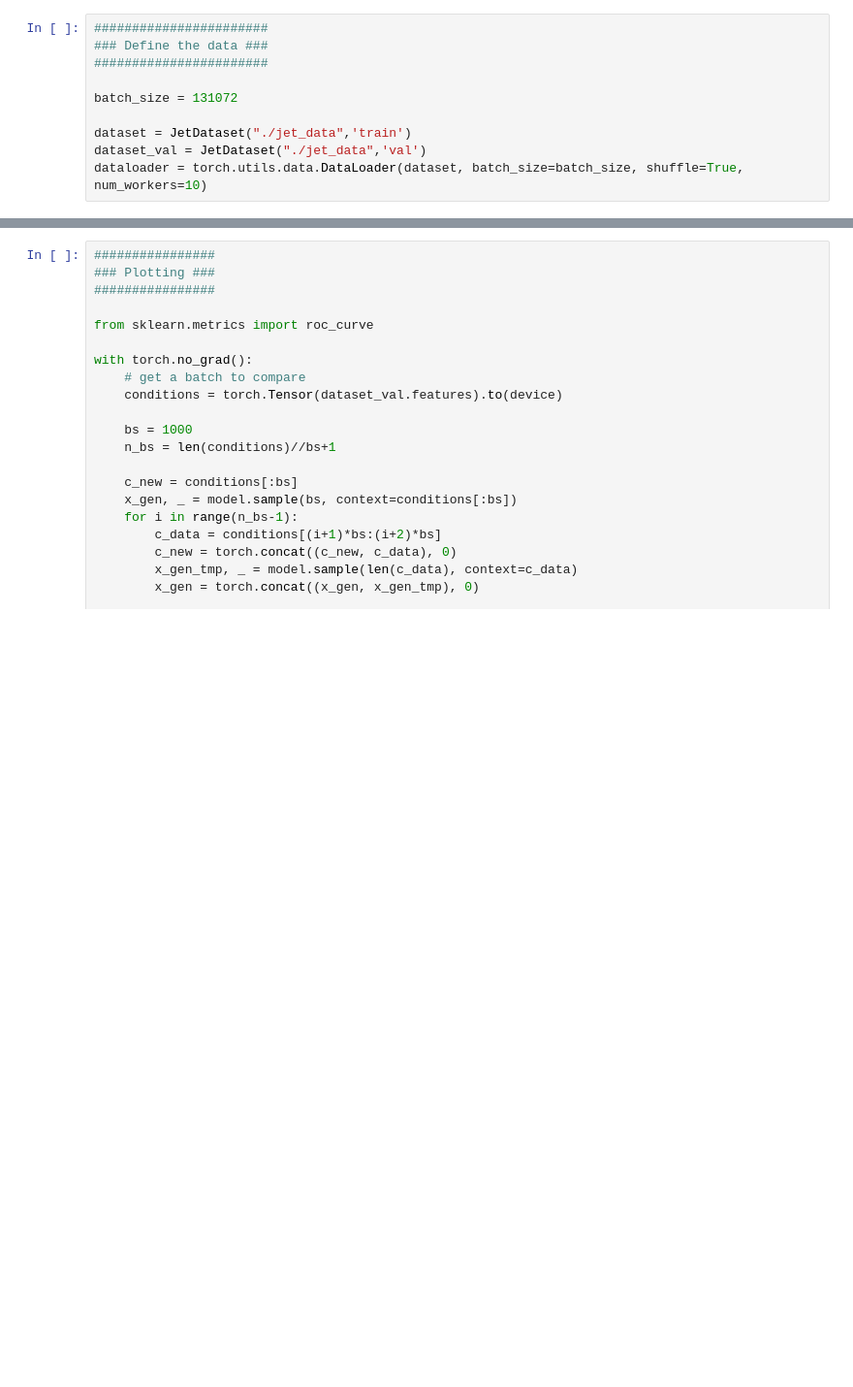
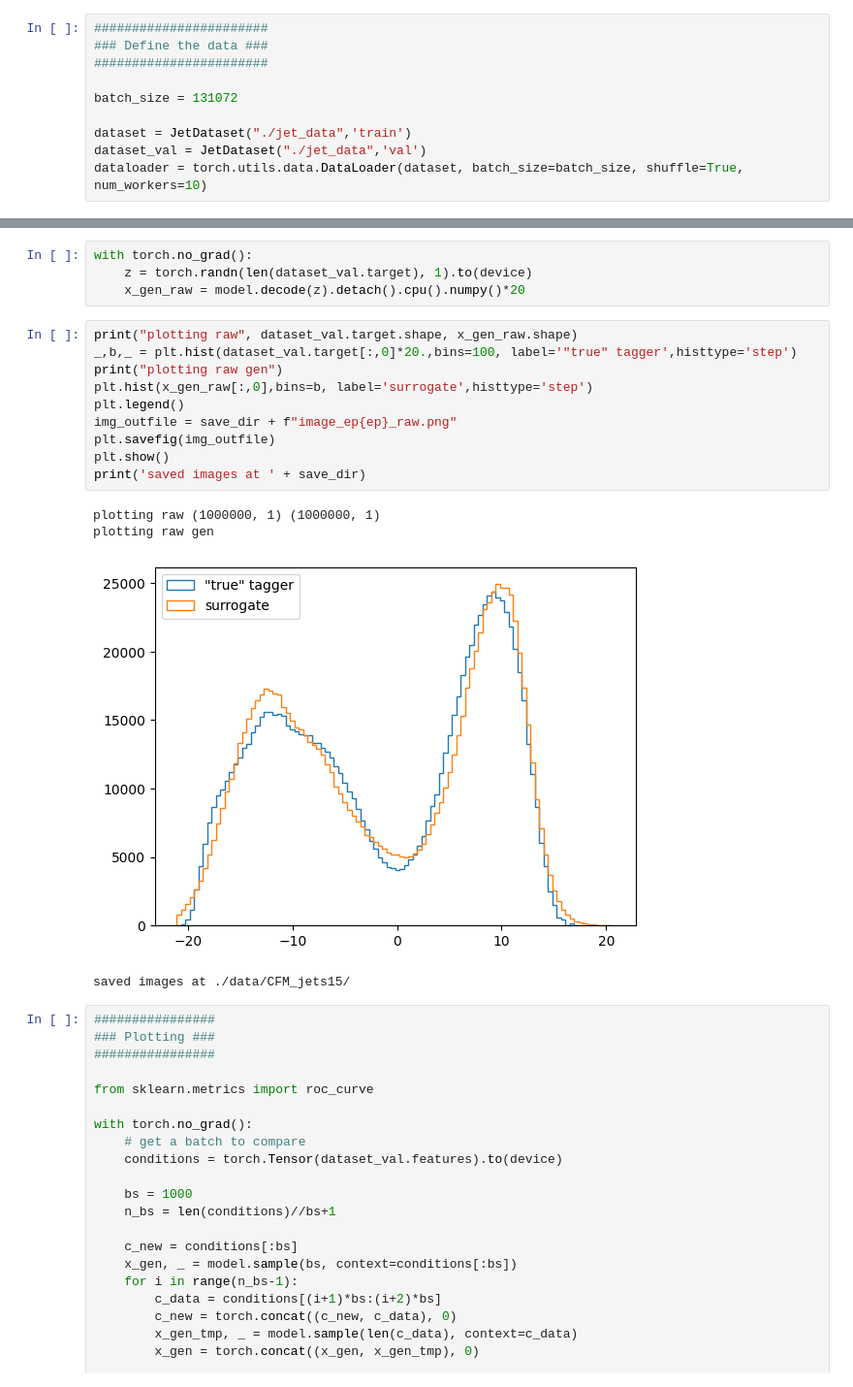
Before and after one commit to sbieringer/ClassificationSurrogates, a Jupyter notebook: cond_flow_matching.ipynb, the cells around one changed output, grey strips where cells are left out. Shown at 97% size. Saved outputs shown, nothing was run; the diff lists cells and outputs as text; blank space fills up the shorter version.

```diff
--- a/cond_flow_matching.ipynb
+++ b/cond_flow_matching.ipynb
@@ -258,3 +150,22 @@ plt.show()
+# %%
+with torch.no_grad():
+    z = torch.randn(len(dataset_val.target), 1).to(device)
+    x_gen_raw = model.decode(z).detach().cpu().numpy()*20
+# %%
+print("plotting raw", dataset_val.target.shape, x_gen_raw.shape)
+_,b,_ = plt.hist(dataset_val.target[:,0]*20.,bins=100, label='"true" tagger',histtype='step')
+print("plotting raw gen")
+plt.hist(x_gen_raw[:,0],bins=b, label='surrogate',histtype='step')
+plt.legend()
+img_outfile = save_dir + f"image_ep{ep}_raw.png"
+plt.savefig(img_outfile)
+plt.show()
+print('saved images at ' + save_dir)
+# %% [output]
+plotting raw (1000000, 1) (1000000, 1)
+plotting raw gen
+[figure, added]
+saved images at ./data/CFM_jets15/
 # %%
 ################
 ### Plotting ###
```
Also changed, not shown: parts of 7 cells of this notebook, 8 other files.
